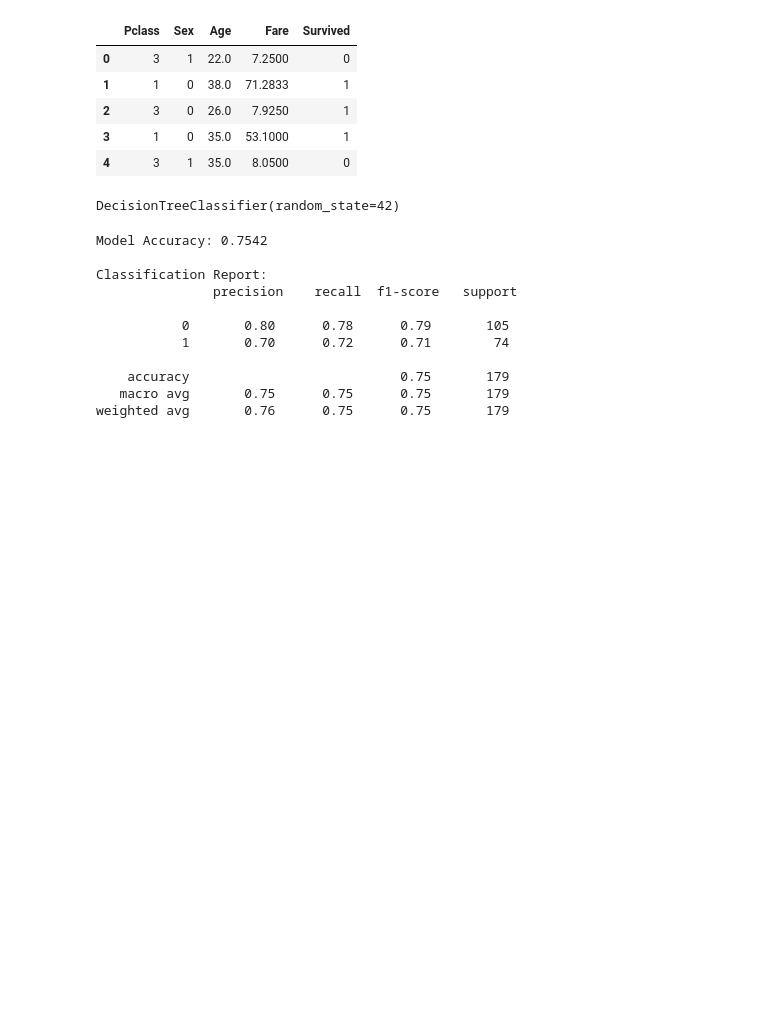
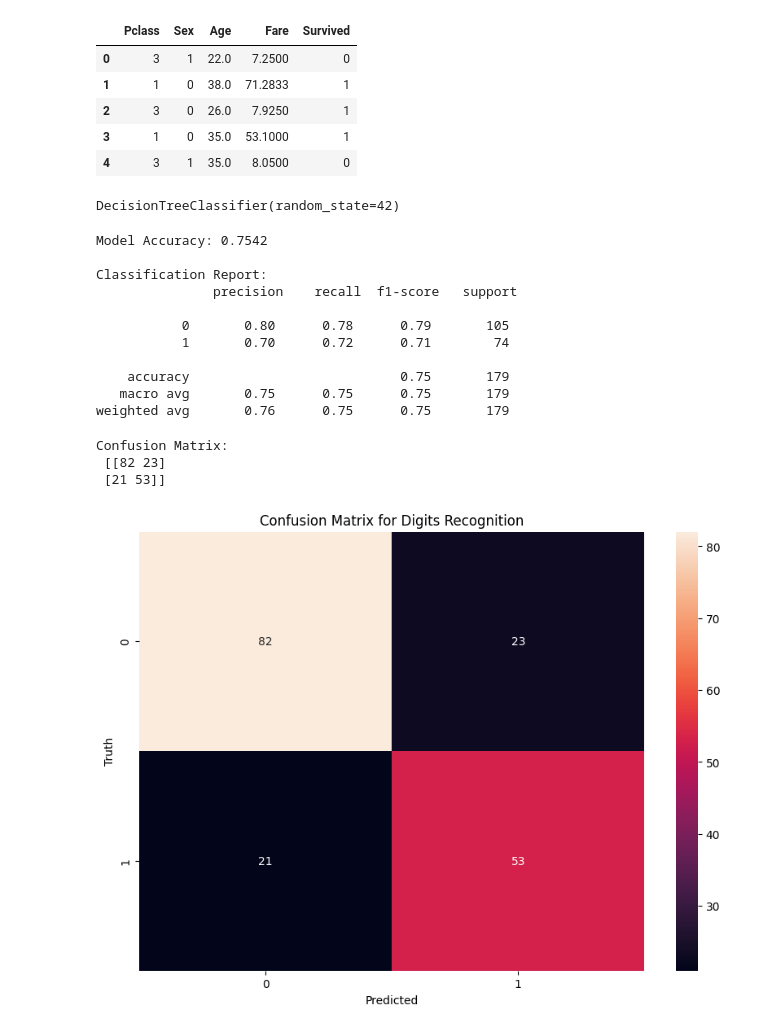
Before and after one commit to jacobfrancisr1/csc180, a Jupyter notebook: Excercises/Excercise-13.ipynb, the cells around one changed output. Drawn from its saved outputs; the diff is of its cells as text; code cells hidden in the pictures; blank space fills up the shorter version.

```diff
--- a/Excercises/Excercise-13.ipynb
+++ b/Excercises/Excercise-13.ipynb
@@ -14,4 +17,7 @@ from sklearn.metrics import accuracy_score, classification_report
 # %%
+# Load your dataset
+df = pd.read_csv("/Users/jacobfrancis/dev/csc180/csv/titanic.csv")
+
 # Select only the columns we need
 df = df[['Pclass', 'Sex', 'Age', 'Fare', 'Survived']]
 
@@ -68,3 +79,26 @@ Classification Report:
     accuracy                           0.75       179
    macro avg       0.75      0.75      0.75       179
 weighted avg       0.76      0.75      0.75       179
+# %%
+# Confusion matrix
+y_pred = model.predict(X_test)
+cm = confusion_matrix(y_test, y_pred)
+print("Confusion Matrix:\n", cm)
+# %% [output]
+Confusion Matrix:
+ [[82 23]
+ [21 53]]
+# %%
+# Visualize confusion matrix
+plt.figure(figsize=(10,7))
+sn.heatmap(cm, annot=True)
+plt.xlabel('Predicted')
+plt.ylabel('Truth')
+plt.title('Confusion Matrix for Digits Recognition')
+plt.show()
+
+
+# The model predicts discrete categories (0 = did not survive, 1 = survived).
+# Therefore, the confusion matrix directly compares true vs. predicted class labels.
+# %% [output]
+[figure, added]
```
Also changed, not shown: parts of 3 cells of this notebook, 5 other files.
